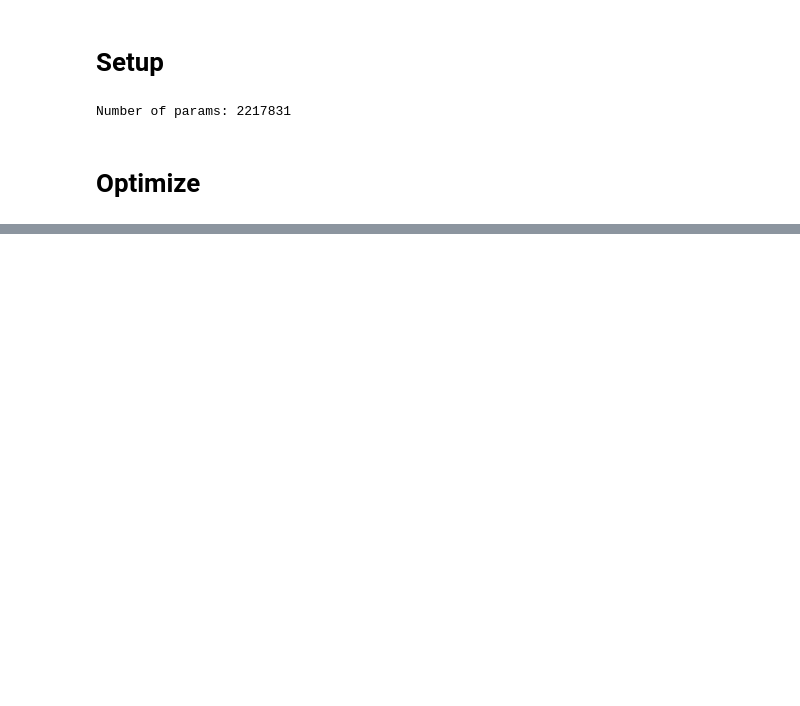
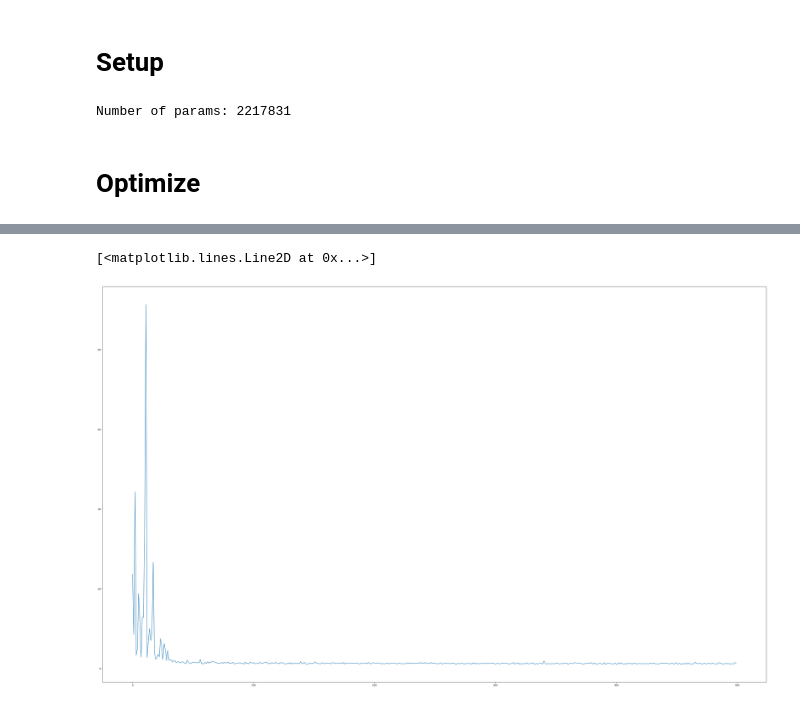
Before and after one commit to Huang-chao-yan/deep-image-prior, a Jupyter notebook: denoising1114.ipynb, the cells around one changed output, grey strips where cells are left out. Cells and saved outputs as stored; diff of their text form; code cells hidden in the pictures; blank space fills up the shorter version.

```diff
--- a/denoising1114.ipynb
+++ b/denoising1114.ipynb
@@ -102,7 +102,7 @@ if fname == 'data/denoising/snail.jpg':
     net = net.type(dtype)
 
 elif fname == 'data/denoising/F16_GT.png':
-    num_iter = 2500
+    num_iter = 500
     input_depth = 32
     figsize = 4
 
@@ -483,3 +507,16 @@ Random Trace=462909.87500
+# %%
+metric_name = 'ntk'
+opt_name = 'SGD'
+ntk_vals = [d['NTK_eigenvalues'][0] for d in results[opt_name]['ntk']]
+ntk_vals1 = [d['NTK_eigenvalues'][0]/d['NTK_eigenvalues'][4] for d in results[opt_name]['ntk']]
+ntk_vals5 = [d['NTK_eigenvalues'][0]/d['NTK_eigenvalues'][1] for d in results[opt_name]['ntk']]
+# plt.plot(results[opt_name][metric_name], label=opt_name)
+# plt.plot(ntk_vals, label=opt_name)
+plt.figure(figsize=(50, 30))
+plt.plot(ntk_vals1, label=opt_name)
+# %% [output]
+[<matplotlib.lines.Line2D at 0x...>]
+[figure, added]
 # %%
 import matplotlib.pyplot as plt
 markers = {
```
Also changed, not shown: parts of 2 cells of this notebook.
